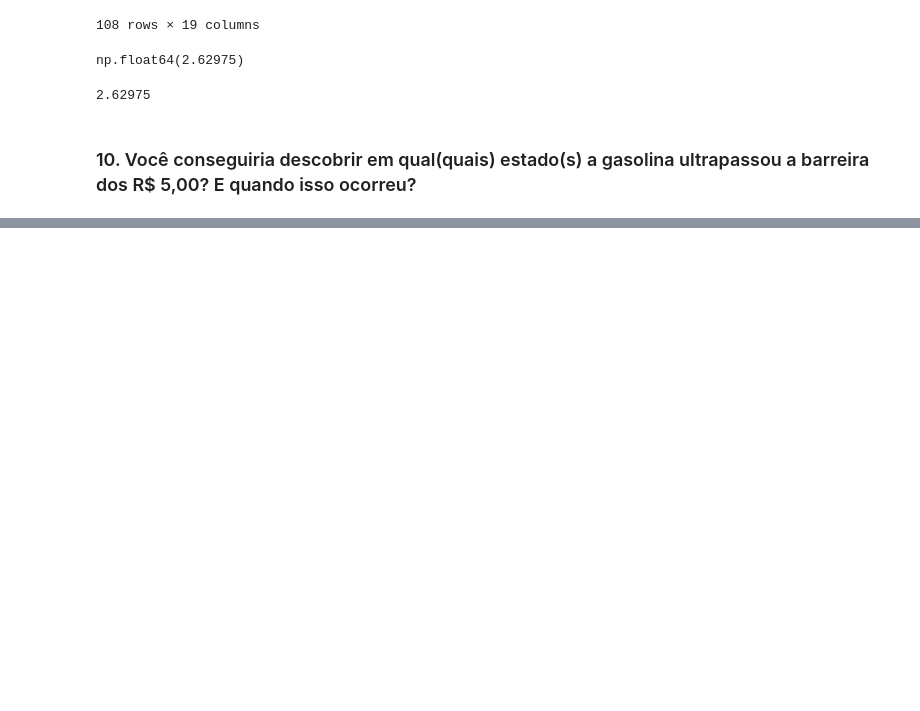
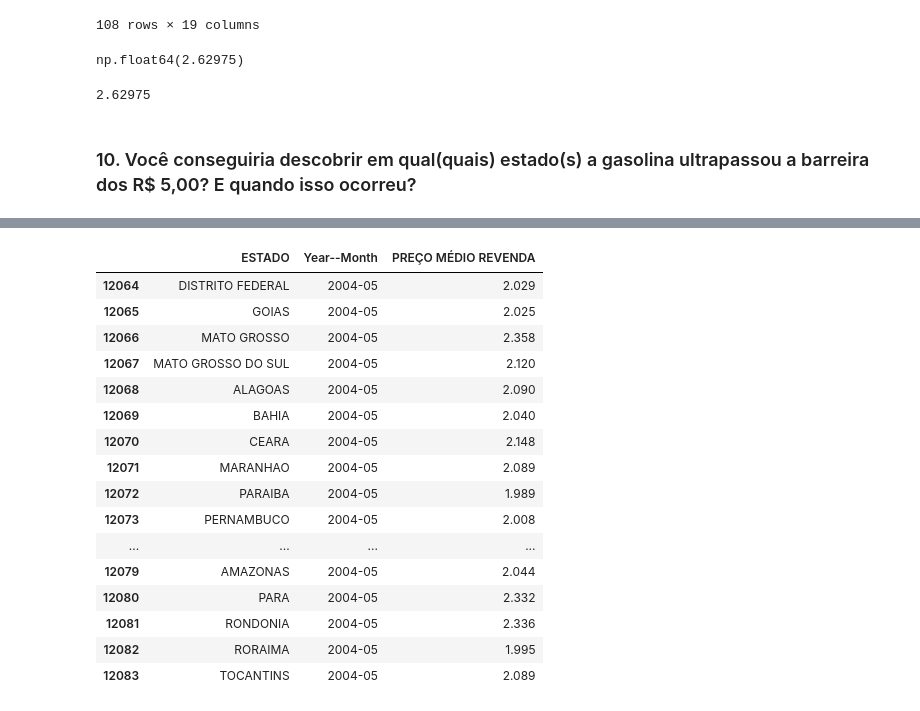
Before and after one commit to ludiemert/Analyzing_Data_Pandas_SQL, a Jupyter notebook: 4_Projectos/1_Prices_Gas/1_Price_Gas.ipynb, the cells around one changed output, grey strips where cells are left out. Cells and saved outputs as stored; diff of their text form; code cells hidden in the pictures; blank space fills up the shorter version.

```diff
--- a/4_Projectos/1_Prices_Gas/1_Price_Gas.ipynb
+++ b/4_Projectos/1_Prices_Gas/1_Price_Gas.ipynb
@@ -427,0 +448,22 @@ print(media)
+# %%
+df2[df2['PREÇO MÉDIO REVENDA'] < 5][['ESTADO', 'Year--Month', 'PREÇO MÉDIO REVENDA']].head(20)
+# quero uma lista de colunas [{}]
+### 10. Você conseguiria descobrir em qual(quais) estado(s) a gasolina ficou abaixo de 5 (ultrapassou a barreira dos) R$ 5,00? E quando isso ocorreu?
+# %% [output]
+|  | ESTADO | Year--Month | PREÇO MÉDIO REVENDA |
+| 12064 | DISTRITO FEDERAL | 2004-05 | 2.029 |
+| 12065 | GOIAS | 2004-05 | 2.025 |
+| 12066 | MATO GROSSO | 2004-05 | 2.358 |
+| 12067 | MATO GROSSO DO SUL | 2004-05 | 2.120 |
+| 12068 | ALAGOAS | 2004-05 | 2.090 |
+| 12069 | BAHIA | 2004-05 | 2.040 |
+| 12070 | CEARA | 2004-05 | 2.148 |
+| 12071 | MARANHAO | 2004-05 | 2.089 |
+| 12072 | PARAIBA | 2004-05 | 1.989 |
+| 12073 | PERNAMBUCO | 2004-05 | 2.008 |
+| ... | ... | ... | ... |
+| 12079 | AMAZONAS | 2004-05 | 2.044 |
+| 12080 | PARA | 2004-05 | 2.332 |
+| 12081 | RONDONIA | 2004-05 | 2.336 |
+| 12082 | RORAIMA | 2004-05 | 1.995 |
+| 12083 | TOCANTINS | 2004-05 | 2.089 |
```
Also changed, not shown: parts of 1 cell of this notebook.
